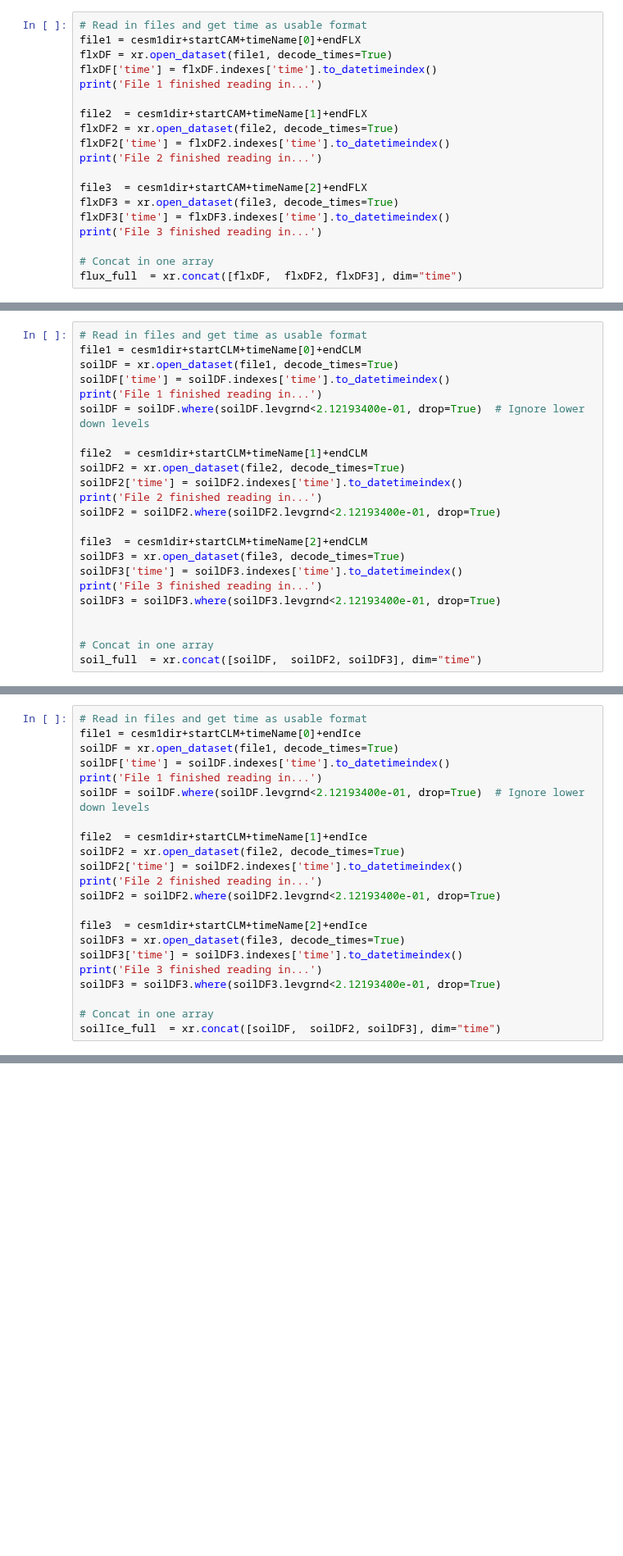
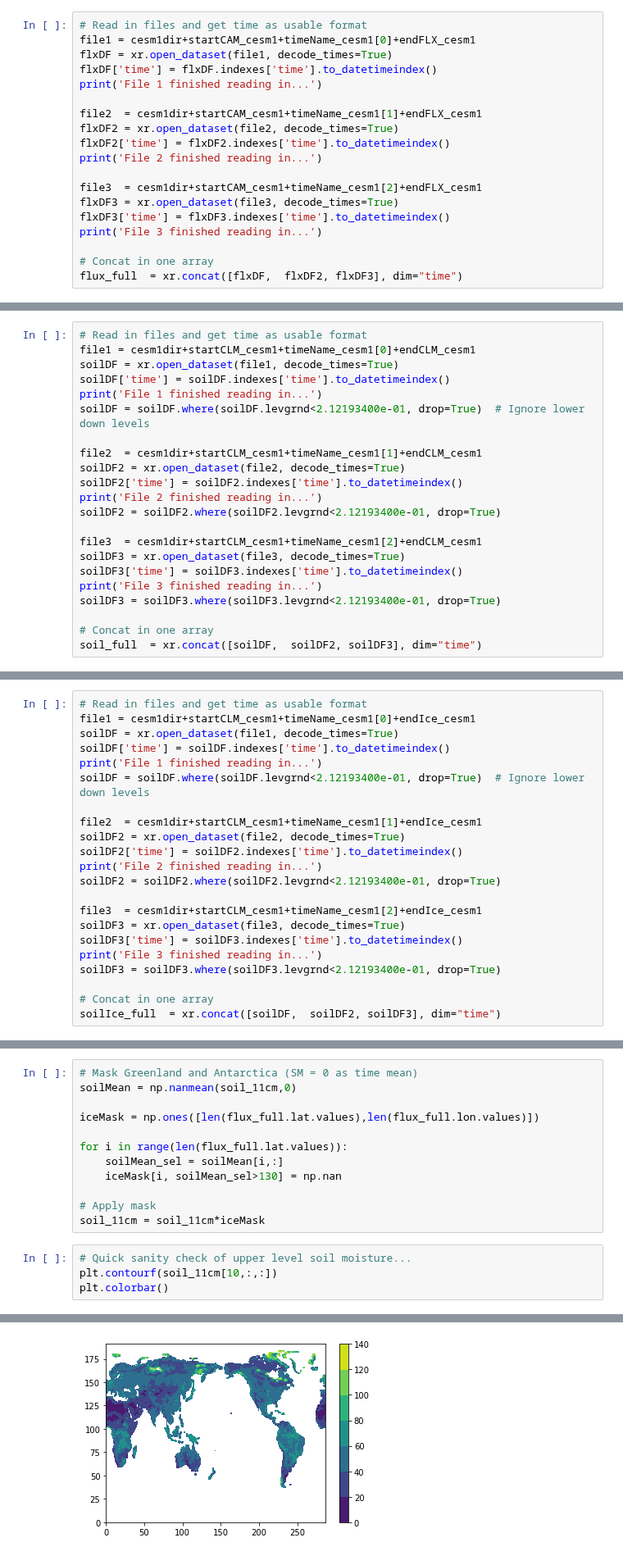
Before and after one commit to megandevlan/Coupling_CAM6CLM5, a Jupyter notebook: CouplingIndex_5yrTests.ipynb, the cells around one changed output, grey strips where cells are left out. Shown at 82% size. Saved outputs shown, nothing was run; the diff lists cells and outputs as text; blank space fills up the shorter version.

Commit message:
CESM1 computed

```diff
--- a/CouplingIndex_5yrTests.ipynb
+++ b/CouplingIndex_5yrTests.ipynb
@@ -52,16 +54,16 @@ lon = testDF.lon.values
 # %%
 # Read in files and get time as usable format
-file1 = cesm1dir+startCAM+timeName[0]+endFLX
+file1 = cesm1dir+startCAM_cesm1+timeName_cesm1[0]+endFLX_cesm1
 flxDF = xr.open_dataset(file1, decode_times=True)
 flxDF['time'] = flxDF.indexes['time'].to_datetimeindex()
 print('File 1 finished reading in...')
 
-file2  = cesm1dir+startCAM+timeName[1]+endFLX
+file2  = cesm1dir+startCAM_cesm1+timeName_cesm1[1]+endFLX_cesm1
 flxDF2 = xr.open_dataset(file2, decode_times=True)
 flxDF2['time'] = flxDF2.indexes['time'].to_datetimeindex()
 print('File 2 finished reading in...')
 
-file3  = cesm1dir+startCAM+timeName[2]+endFLX
+file3  = cesm1dir+startCAM_cesm1+timeName_cesm1[2]+endFLX_cesm1
 flxDF3 = xr.open_dataset(file3, decode_times=True)
 flxDF3['time'] = flxDF3.indexes['time'].to_datetimeindex()
 print('File 3 finished reading in...')
@@ -71,23 +77,22 @@ flux_full  = xr.concat([flxDF,  flxDF2, flxDF3], dim="time")
 # %%
 # Read in files and get time as usable format
-file1 = cesm1dir+startCLM+timeName[0]+endCLM
+file1 = cesm1dir+startCLM_cesm1+timeName_cesm1[0]+endCLM_cesm1
 soilDF = xr.open_dataset(file1, decode_times=True)
 soilDF['time'] = soilDF.indexes['time'].to_datetimeindex()
 print('File 1 finished reading in...')
 soilDF = soilDF.where(soilDF.levgrnd<2.12193400e-01, drop=True)  # Ignore lower down levels
 
-file2  = cesm1dir+startCLM+timeName[1]+endCLM
+file2  = cesm1dir+startCLM_cesm1+timeName_cesm1[1]+endCLM_cesm1
 soilDF2 = xr.open_dataset(file2, decode_times=True)
 soilDF2['time'] = soilDF2.indexes['time'].to_datetimeindex()
 print('File 2 finished reading in...')
 soilDF2 = soilDF2.where(soilDF2.levgrnd<2.12193400e-01, drop=True)
 
-file3  = cesm1dir+startCLM+timeName[2]+endCLM
+file3  = cesm1dir+startCLM_cesm1+timeName_cesm1[2]+endCLM_cesm1
 soilDF3 = xr.open_dataset(file3, decode_times=True)
 soilDF3['time'] = soilDF3.indexes['time'].to_datetimeindex()
 print('File 3 finished reading in...')
 soilDF3 = soilDF3.where(soilDF3.levgrnd<2.12193400e-01, drop=True)
 
-
 # Concat in one array
 soil_full  = xr.concat([soilDF,  soilDF2, soilDF3], dim="time")
@@ -94,18 +103,18 @@ soil_full  = xr.concat([soilDF,  soilDF2, soilDF3], dim="time")
 # %%
 # Read in files and get time as usable format
-file1 = cesm1dir+startCLM+timeName[0]+endIce
+file1 = cesm1dir+startCLM_cesm1+timeName_cesm1[0]+endIce_cesm1
 soilDF = xr.open_dataset(file1, decode_times=True)
 soilDF['time'] = soilDF.indexes['time'].to_datetimeindex()
 print('File 1 finished reading in...')
 soilDF = soilDF.where(soilDF.levgrnd<2.12193400e-01, drop=True)  # Ignore lower down levels
 
-file2  = cesm1dir+startCLM+timeName[1]+endIce
+file2  = cesm1dir+startCLM_cesm1+timeName_cesm1[1]+endIce_cesm1
 soilDF2 = xr.open_dataset(file2, decode_times=True)
 soilDF2['time'] = soilDF2.indexes['time'].to_datetimeindex()
 print('File 2 finished reading in...')
 soilDF2 = soilDF2.where(soilDF2.levgrnd<2.12193400e-01, drop=True)
 
-file3  = cesm1dir+startCLM+timeName[2]+endIce
+file3  = cesm1dir+startCLM_cesm1+timeName_cesm1[2]+endIce_cesm1
 soilDF3 = xr.open_dataset(file3, decode_times=True)
 soilDF3['time'] = soilDF3.indexes['time'].to_datetimeindex()
 print('File 3 finished reading in...')
@@ -138,3 +151,20 @@ soilIce_11cm = np.nansum(soilIce_full.SOILICE.values, axis=1)*landMask
 
 # Get as close to "mrsos" as possible by including liq and ice, and dividing by land area
 soil_11cm = (soilLiq_11cm + soilIce_11cm)
+# %%
+# Mask Greenland and Antarctica (SM = 0 as time mean)
+soilMean = np.nanmean(soil_11cm,0)
+
+iceMask = np.ones([len(flux_full.lat.values),len(flux_full.lon.values)])
+
+for i in range(len(flux_full.lat.values)):
+    soilMean_sel = soilMean[i,:]
+    iceMask[i, soilMean_sel>130] = np.nan
+
+# Apply mask
+soil_11cm = soil_11cm*iceMask
+# %%
+# Quick sanity check of upper level soil moisture...
+plt.contourf(soil_11cm[10,:,:])
+plt.colorbar()
+# %% [output]
@@ -141,2 +172,3 @@ soil_11cm = (soilLiq_11cm + soilIce_11cm)
+[figure, added]
 # %% [markdown]
 ### Read in CESM2 data
```
Also changed, not shown: parts of 25 cells of this notebook.
